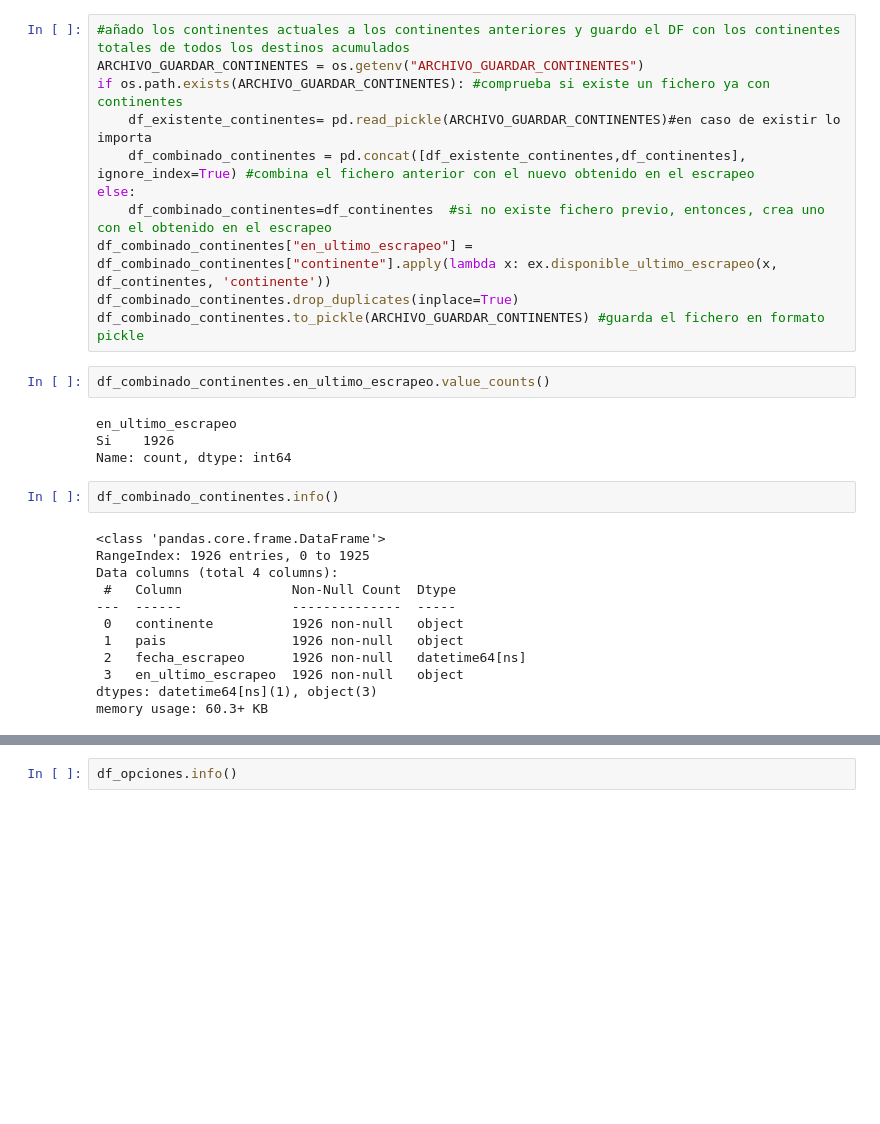
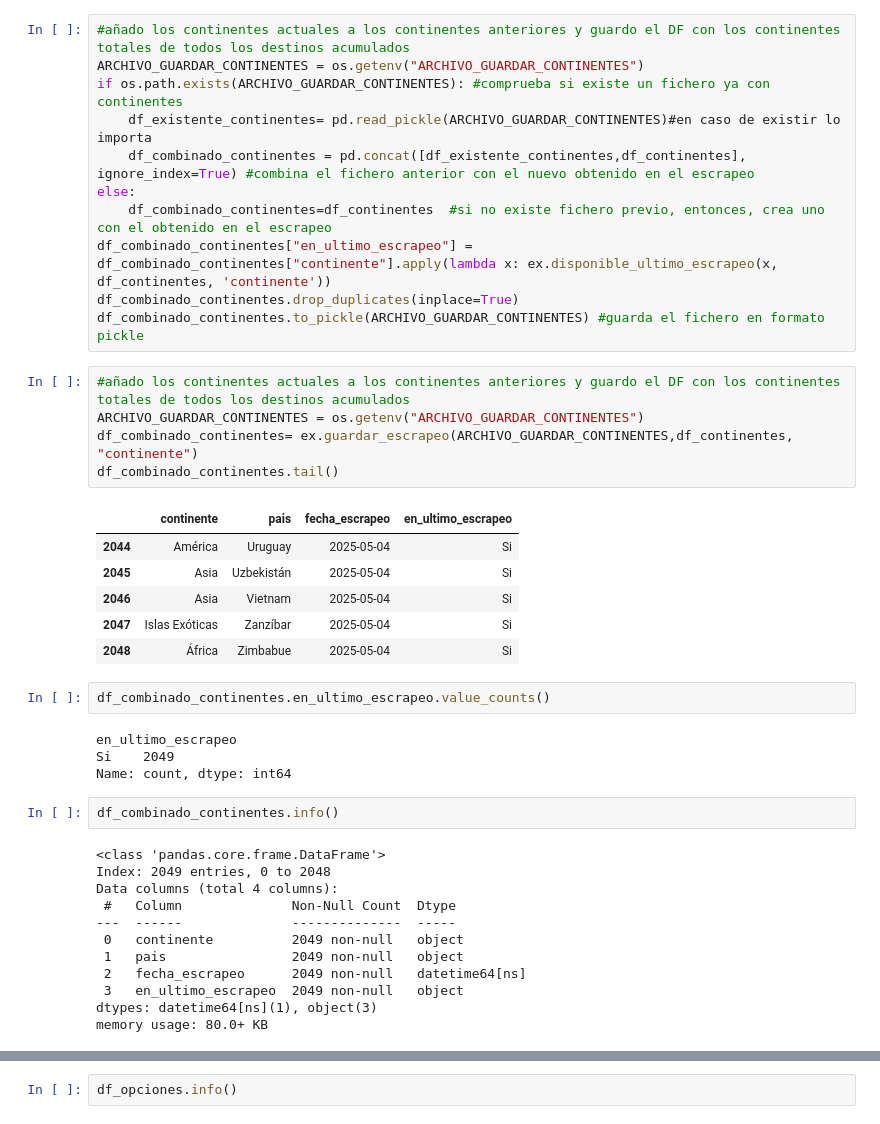
Before and after one commit to VanesaFloresRivera/Proyecto-Final, a Jupyter notebook: notebooks/escrapeo_final.ipynb, the cells around one changed output, grey strips where cells are left out. Cells and saved outputs as stored; diff of their text form; blank space fills up the shorter version.

```diff
--- a/notebooks/escrapeo_final.ipynb
+++ b/notebooks/escrapeo_final.ipynb
@@ -201,26 +225,38 @@ else:
 df_combinado_continentes["en_ultimo_escrapeo"] = df_combinado_continentes["continente"].apply(lambda x: ex.disponible_ultimo_escrapeo(x, df_continentes, 'continente'))
 df_combinado_continentes.drop_duplicates(inplace=True)
 df_combinado_continentes.to_pickle(ARCHIVO_GUARDAR_CONTINENTES) #guarda el fichero en formato pickle
+# %%
+#añado los continentes actuales a los continentes anteriores y guardo el DF con los continentes totales de todos los destinos acumulados
+ARCHIVO_GUARDAR_CONTINENTES = os.getenv("ARCHIVO_GUARDAR_CONTINENTES")
+df_combinado_continentes= ex.guardar_escrapeo(ARCHIVO_GUARDAR_CONTINENTES,df_continentes, "continente")
+df_combinado_continentes.tail()
+# %% [output]
+|  | continente | pais | fecha_escrapeo | en_ultimo_escrapeo |
+| 2044 | América | Uruguay | 2025-05-04 | Si |
+| 2045 | Asia | Uzbekistán | 2025-05-04 | Si |
+| 2046 | Asia | Vietnam | 2025-05-04 | Si |
+| 2047 | Islas Exóticas | Zanzíbar | 2025-05-04 | Si |
+| 2048 | África | Zimbabue | 2025-05-04 | Si |
 # %%
 df_combinado_continentes.en_ultimo_escrapeo.value_counts()
 # %% [output]
 en_ultimo_escrapeo
-Si    1926
+Si    2049
 Name: count, dtype: int64
 # %%
 df_combinado_continentes.info()
 # %% [output]
 <class 'pandas.core.frame.DataFrame'>
-RangeIndex: 1926 entries, 0 to 1925
+Index: 2049 entries, 0 to 2048
 Data columns (total 4 columns):
  #   Column              Non-Null Count  Dtype
 ---  ------              --------------  -----
- 0   continente          1926 non-null   object
- 1   pais                1926 non-null   object
- 2   fecha_escrapeo      1926 non-null   datetime64[ns]
- 3   en_ultimo_escrapeo  1926 non-null   object
+ 0   continente          2049 non-null   object
+ 1   pais                2049 non-null   object
+ 2   fecha_escrapeo      2049 non-null   datetime64[ns]
+ 3   en_ultimo_escrapeo  2049 non-null   object
 dtypes: datetime64[ns](1), object(3)
-memory usage: 60.3+ KB
+memory usage: 80.0+ KB
 # %%
 df_opciones.head()
 # %% [output]
```
Also changed, not shown: parts of 16 cells of this notebook, 6 other files.
